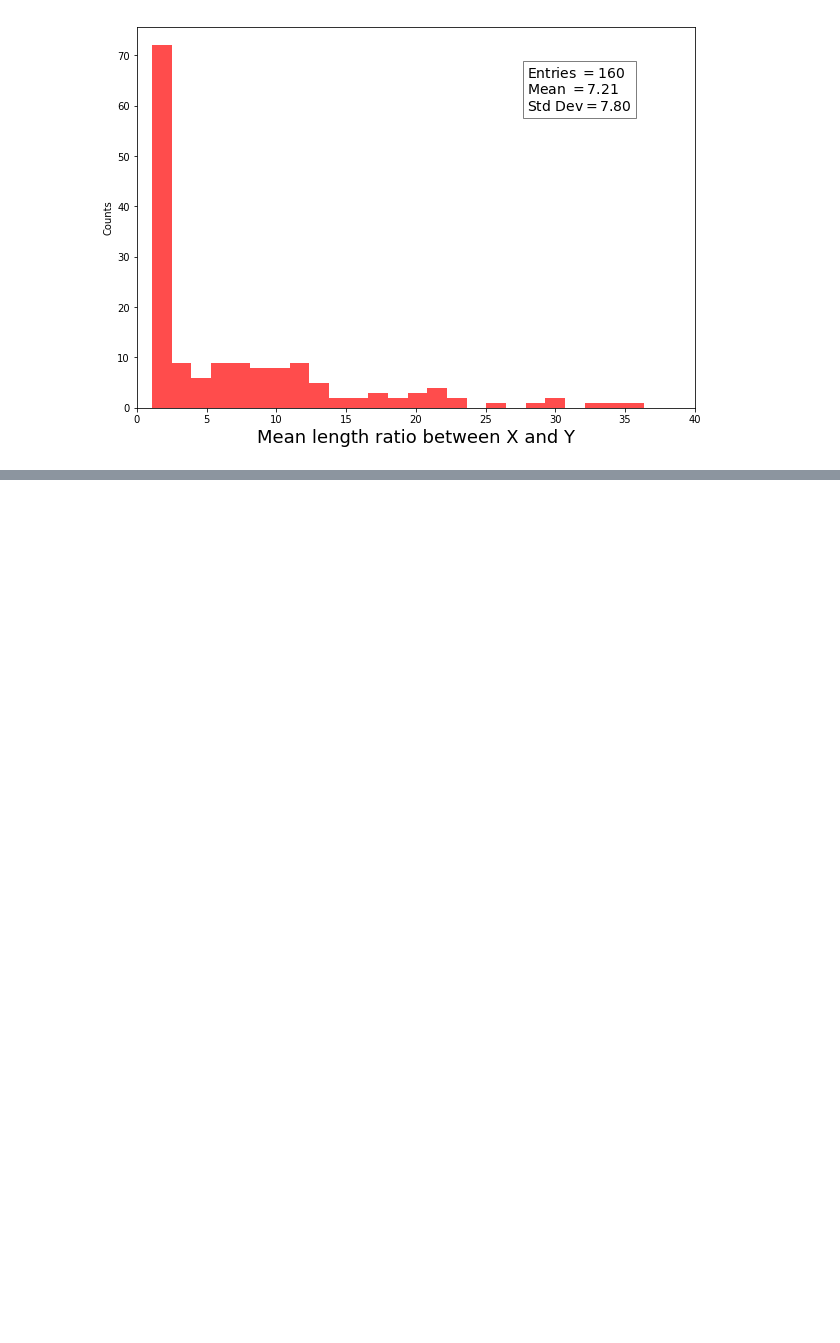
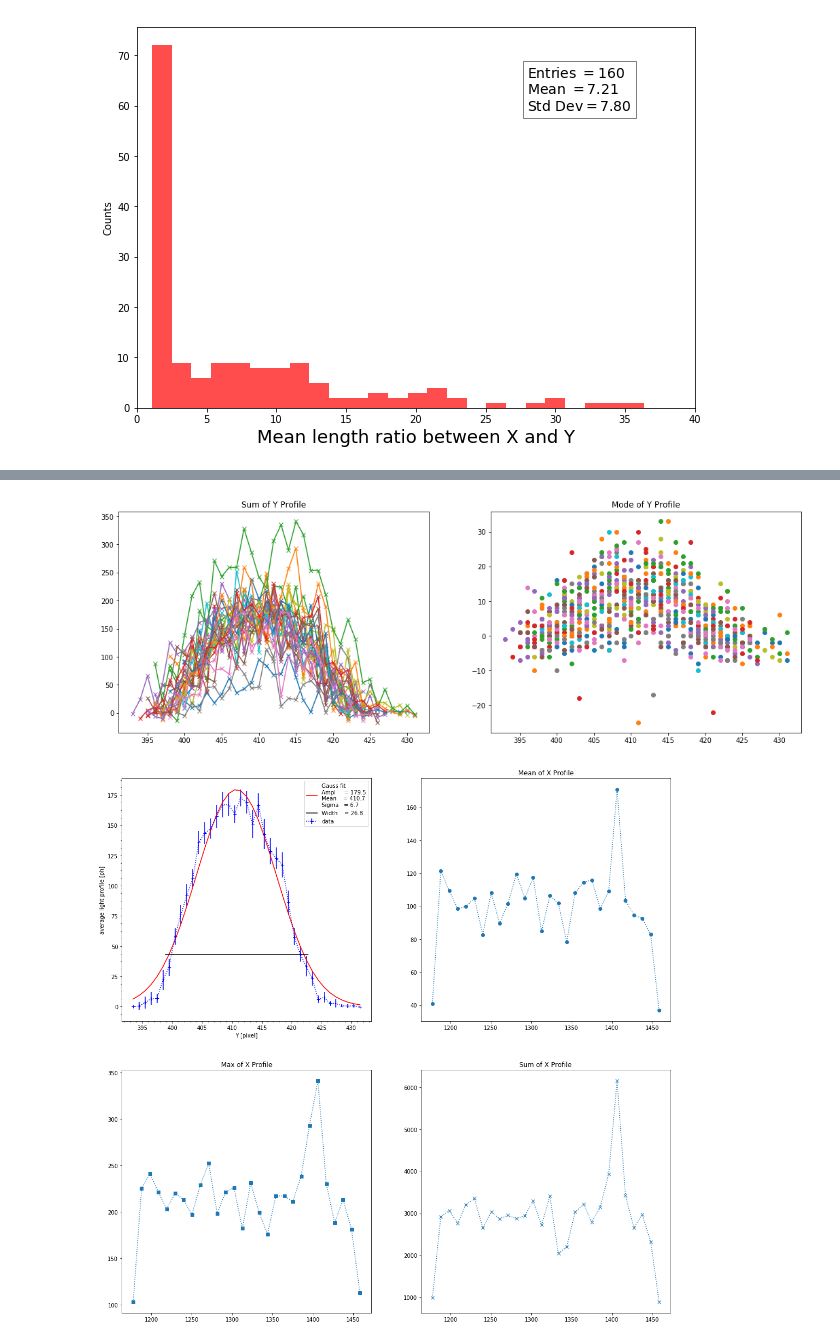
Before and after one commit to igorabritta/cygno, a Jupyter notebook: CreateVariables.ipynb, the cells around one changed output, grey strips where cells are left out. Saved outputs shown, nothing was run; the diff lists cells and outputs as text; code cells hidden in the pictures; blank space fills up the shorter version.

```diff
--- a/CreateVariables.ipynb
+++ b/CreateVariables.ipynb
@@ -320,0 +312,12 @@ pl3d(x, y, z, azim=0, bottom = 80)
+# %%
+ind = 2563
+
+angle = tl.getAngle(df.X[ind],df.Y[ind])
+
+newX,newY = tl.rotate(df.X[ind][0],df.Y[ind][0],df.X[ind],df.Y[ind],angle)
+
+matrixY = plot_shapeprofile(X = newX,Y = newY, L = df.Light[ind], P = df.Pedestal[ind], px = 10)
+#plot_shapeprofile(X = newX,Y = newY, L = df.Light[91], P = 0, pieces = 140)
+# %% [output]
+[figure, added]
+[figure, added]
```
Also changed, not shown: parts of 11 cells of this notebook.
